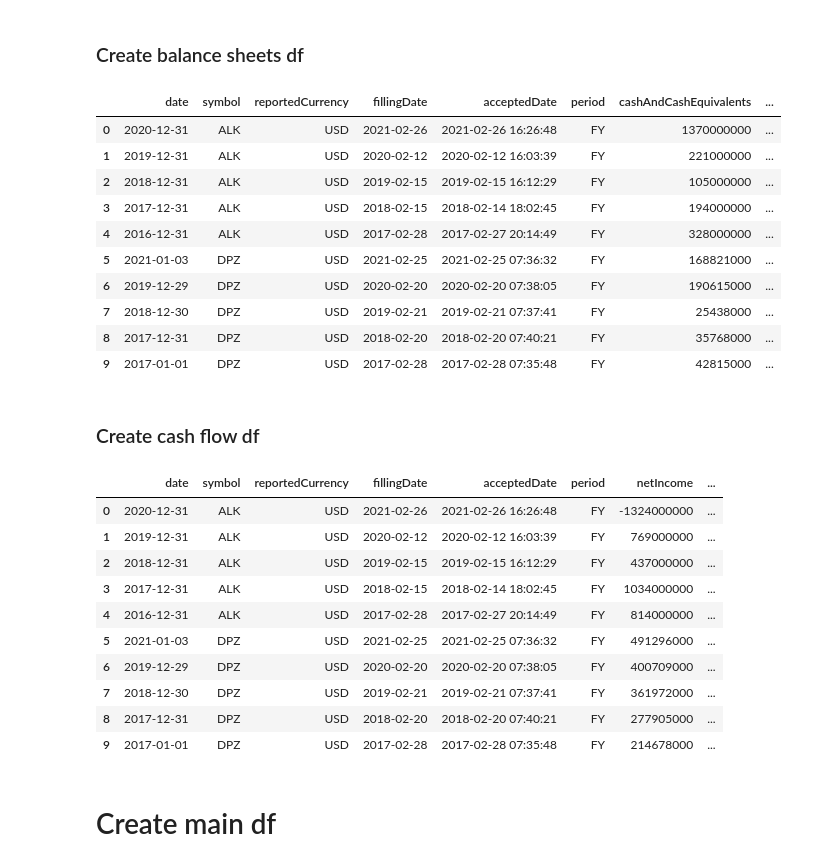
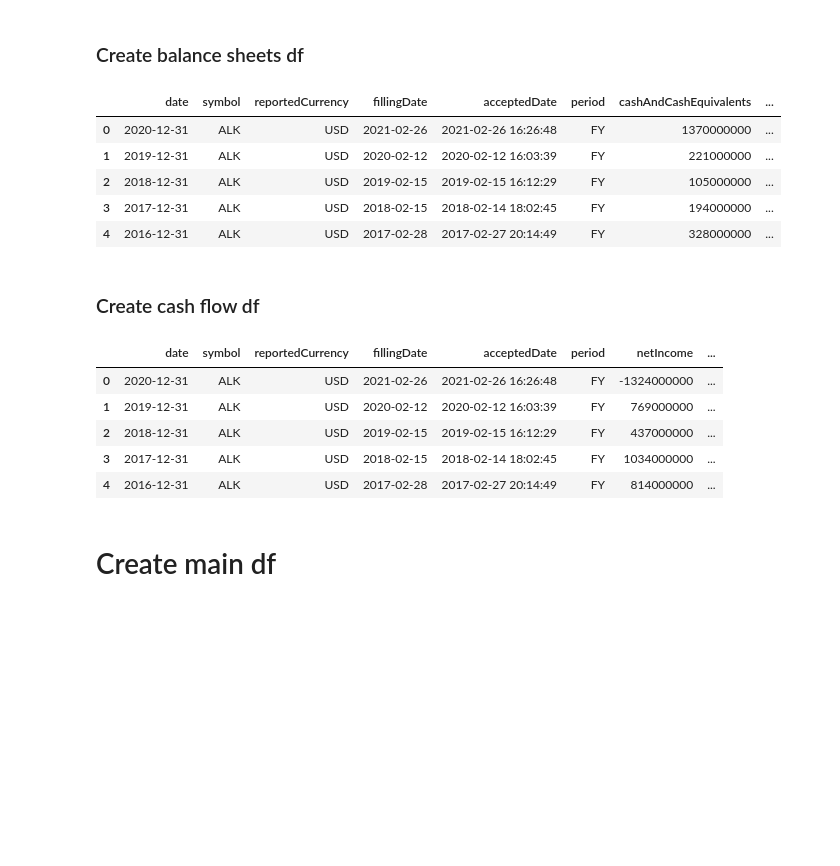
Before and after one commit to caitriggs/rule1investing, a Jupyter notebook: notebooks/02-Clean-Data.ipynb, the cells around one changed output. Drawn from its saved outputs; the diff is of its cells as text; code cells hidden in the pictures; blank space fills up the shorter version.

```diff
--- a/notebooks/02-Clean-Data.ipynb
+++ b/notebooks/02-Clean-Data.ipynb
@@ -157,19 +156,14 @@ balance_sheets = pd.concat(dfs, ignore_index=True)
 balance_sheets['fillingDate'] = pd.to_datetime(balance_sheets['fillingDate'])
 balance_sheets['year'] = (balance_sheets['fillingDate'] - pd.DateOffset(years=1)).dt.year
 # %%
-balance_sheets
+balance_sheets.head()
 # %% [output]
 |  | date | symbol | reportedCurrency | fillingDate | acceptedDate | period | cashAndCashEquivalents | ... |
 | 0 | 2020-12-31 | ALK | USD | 2021-02-26 | 2021-02-26 16:26:48 | FY | 1370000000 | ... |
 | 1 | 2019-12-31 | ALK | USD | 2020-02-12 | 2020-02-12 16:03:39 | FY | 221000000 | ... |
 | 2 | 2018-12-31 | ALK | USD | 2019-02-15 | 2019-02-15 16:12:29 | FY | 105000000 | ... |
 | 3 | 2017-12-31 | ALK | USD | 2018-02-15 | 2018-02-14 18:02:45 | FY | 194000000 | ... |
 | 4 | 2016-12-31 | ALK | USD | 2017-02-28 | 2017-02-27 20:14:49 | FY | 328000000 | ... |
-| 5 | 2021-01-03 | DPZ | USD | 2021-02-25 | 2021-02-25 07:36:32 | FY | 168821000 | ... |
-| 6 | 2019-12-29 | DPZ | USD | 2020-02-20 | 2020-02-20 07:38:05 | FY | 190615000 | ... |
-| 7 | 2018-12-30 | DPZ | USD | 2019-02-21 | 2019-02-21 07:37:41 | FY | 25438000 | ... |
-| 8 | 2017-12-31 | DPZ | USD | 2018-02-20 | 2018-02-20 07:40:21 | FY | 35768000 | ... |
-| 9 | 2017-01-01 | DPZ | USD | 2017-02-28 | 2017-02-28 07:35:48 | FY | 42815000 | ... |
 # %% [markdown]
 ### Create cash flow df
 # %%
@@ -184,7 +178,7 @@ cashflow_dataset = pd.concat(dfs, ignore_index=True)
 cashflow_dataset['fillingDate'] = pd.to_datetime(cashflow_dataset['fillingDate'])
 cashflow_dataset['year'] = (cashflow_dataset['fillingDate'] - pd.DateOffset(years=1)).dt.year
 # %%
-cashflow_dataset
+cashflow_dataset.head()
 # %% [output]
 |  | date | symbol | reportedCurrency | fillingDate | acceptedDate | period | netIncome | ... |
 | 0 | 2020-12-31 | ALK | USD | 2021-02-26 | 2021-02-26 16:26:48 | FY | -1324000000 | ... |
@@ -192,11 +186,6 @@ cashflow_dataset
 | 2 | 2018-12-31 | ALK | USD | 2019-02-15 | 2019-02-15 16:12:29 | FY | 437000000 | ... |
 | 3 | 2017-12-31 | ALK | USD | 2018-02-15 | 2018-02-14 18:02:45 | FY | 1034000000 | ... |
 | 4 | 2016-12-31 | ALK | USD | 2017-02-28 | 2017-02-27 20:14:49 | FY | 814000000 | ... |
-| 5 | 2021-01-03 | DPZ | USD | 2021-02-25 | 2021-02-25 07:36:32 | FY | 491296000 | ... |
-| 6 | 2019-12-29 | DPZ | USD | 2020-02-20 | 2020-02-20 07:38:05 | FY | 400709000 | ... |
-| 7 | 2018-12-30 | DPZ | USD | 2019-02-21 | 2019-02-21 07:37:41 | FY | 361972000 | ... |
-| 8 | 2017-12-31 | DPZ | USD | 2018-02-20 | 2018-02-20 07:40:21 | FY | 277905000 | ... |
-| 9 | 2017-01-01 | DPZ | USD | 2017-02-28 | 2017-02-28 07:35:48 | FY | 214678000 | ... |
 # %% [markdown]
 # Create main df
 # %%
```
Also changed, not shown: parts of 15 cells of this notebook.
